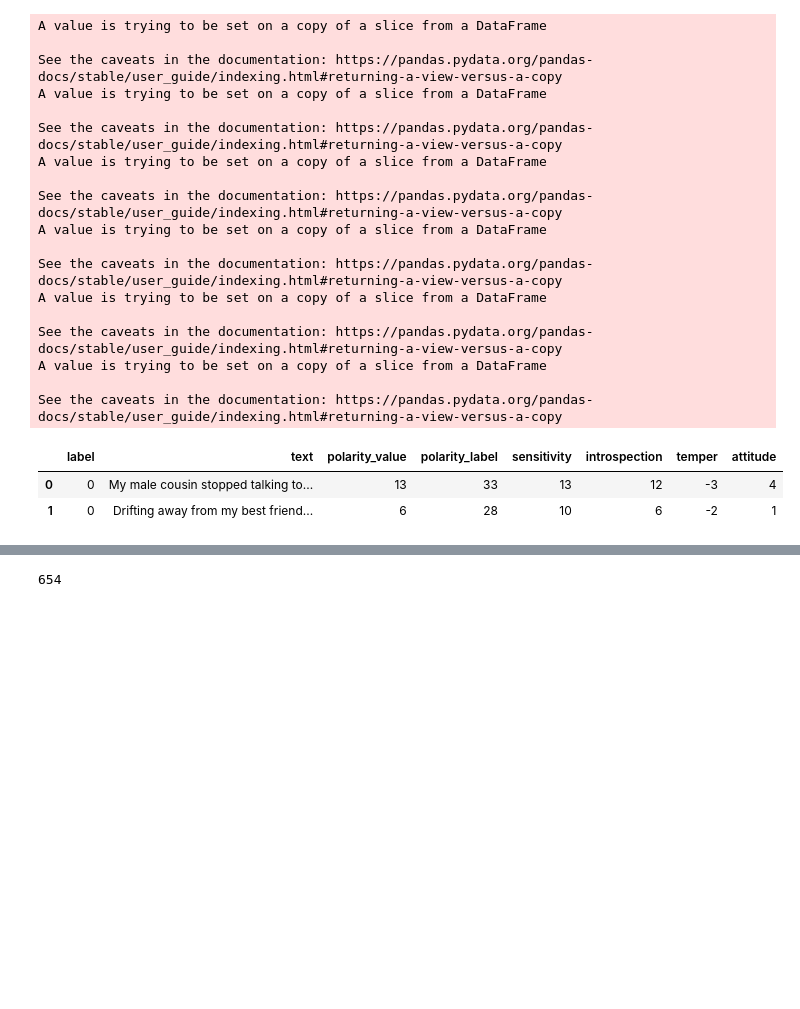
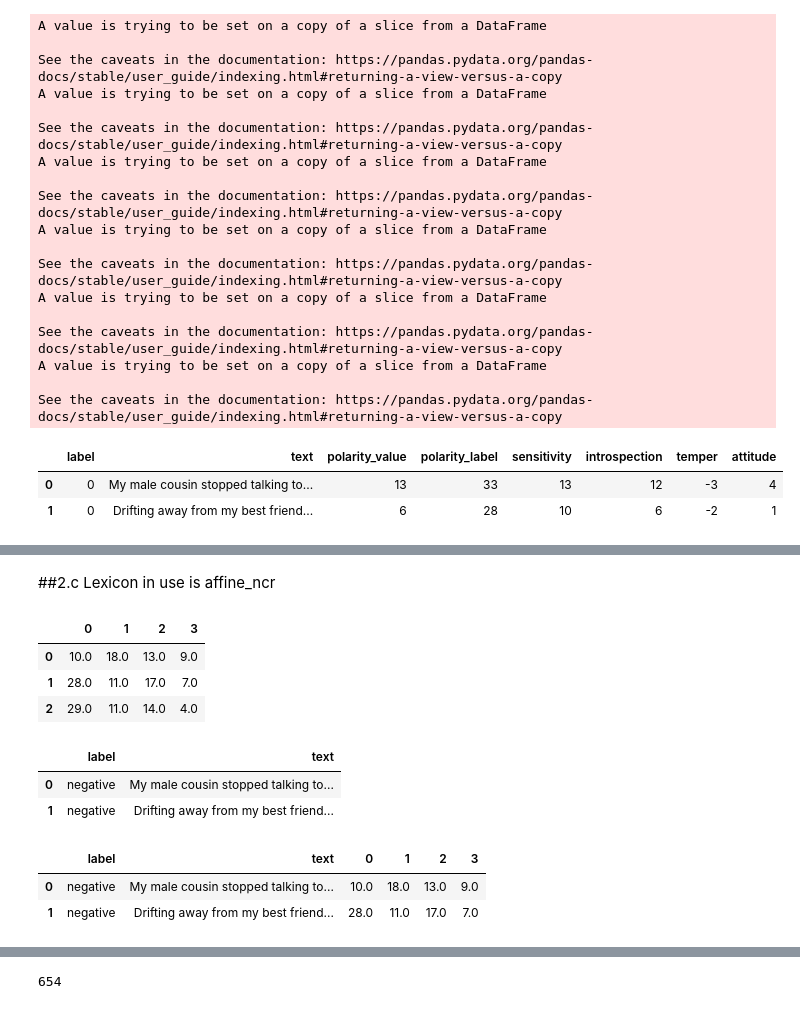
Before and after one commit to L-ansari/Natural-Language-Processing-tasks, a Jupyter notebook: LexiconCompare.ipynb, the cells around one changed output, grey strips where cells are left out. Saved outputs shown, nothing was run; the diff lists cells and outputs as text; code cells hidden in the pictures; blank space fills up the shorter version.

```diff
--- a/LexiconCompare.ipynb
+++ b/LexiconCompare.ipynb
@@ -479,0 +548,24 @@ weighted avg       0.75      0.75      0.71       608
+# %% [markdown]
+##2.c Lexicon in use is affine_ncr
+# %%
+Mixed_all_two_lexicos= pd.read_csv(Path('/content/drive/My Drive/DSP/data/bachelor/Mixed_afinn_nrc.csv'))
+Mixed_all_two_lexicos.head(3)
+# %% [output]
+|  | 0 | 1 | 2 | 3 |
+| 0 | 10.0 | 18.0 | 13.0 | 9.0 |
+| 1 | 28.0 | 11.0 | 17.0 | 7.0 |
+| 2 | 29.0 | 11.0 | 14.0 | 4.0 |
+# %%
+Mixed= pd.read_csv(Path('/content/drive/My Drive/DSP/data/bachelor/Mixed.csv'))
+Mixed.head(2)
+# %% [output]
+|  | label | text |
+| 0 | negative | My male cousin stopped talking to... |
+| 1 | negative | Drifting away from my best friend... |
+# %%
+df_mixed = pd.concat([Mixed,Mixed_all_two_lexicos], axis=1)
+df_mixed.head(2)
+# %% [output]
+|  | label | text | 0 | 1 | 2 | 3 |
+| 0 | negative | My male cousin stopped talking to... | 10.0 | 18.0 | 13.0 | 9.0 |
+| 1 | negative | Drifting away from my best friend... | 28.0 | 11.0 | 17.0 | 7.0 |
```
Also changed, not shown: parts of 42 cells of this notebook.
